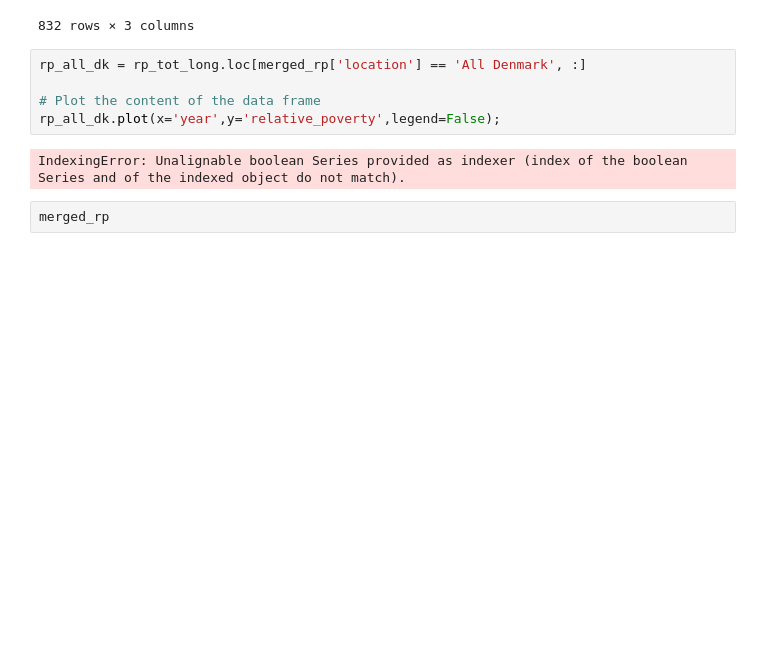
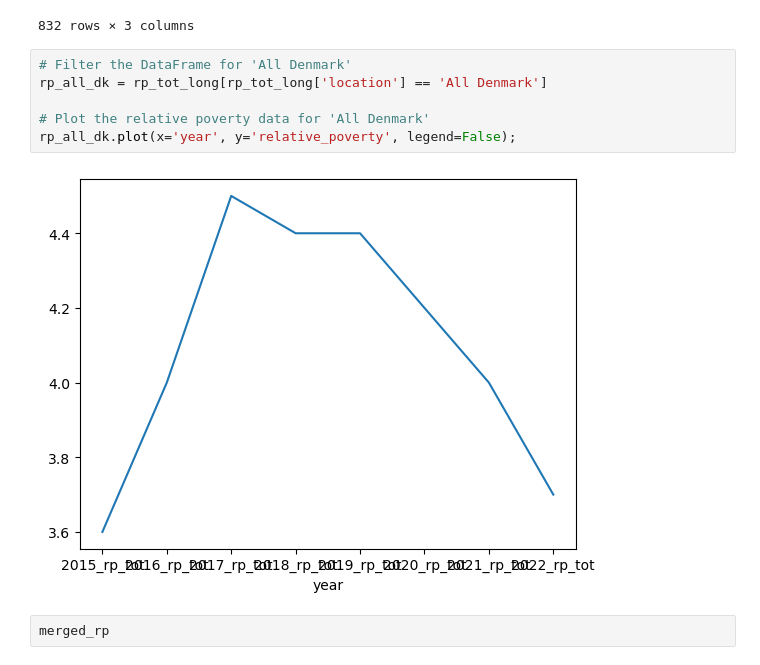
Before and after one commit to NumEconCopenhagen/projects-2024-petra-maritza-noah, a Jupyter notebook: dataproject/Petra.ipynb, the cells around one changed output. Cells and saved outputs as stored; diff of their text form; blank space fills up the shorter version.

```diff
--- a/dataproject/Petra.ipynb
+++ b/dataproject/Petra.ipynb
@@ -251,12 +317,13 @@ rp_tot_long
 | 831 | Aalborg | 2022_rp_tot | 4.3 |
 832 rows × 3 columns
 # %%
-rp_all_dk = rp_tot_long.loc[merged_rp['location'] == 'All Denmark', :]
+# Filter the DataFrame for 'All Denmark'
+rp_all_dk = rp_tot_long[rp_tot_long['location'] == 'All Denmark']
 
-# Plot the content of the data frame
-rp_all_dk.plot(x='year',y='relative_poverty',legend=False);
+# Plot the relative poverty data for 'All Denmark'
+rp_all_dk.plot(x='year', y='relative_poverty', legend=False);
 # %% [output]
-IndexingError: Unalignable boolean Series provided as indexer (index of the boolean Series and of the indexed object do not match).
+[figure, added]
 # %%
 merged_rp
 # %% [output]
```
Also changed, not shown: parts of 5 cells of this notebook.
